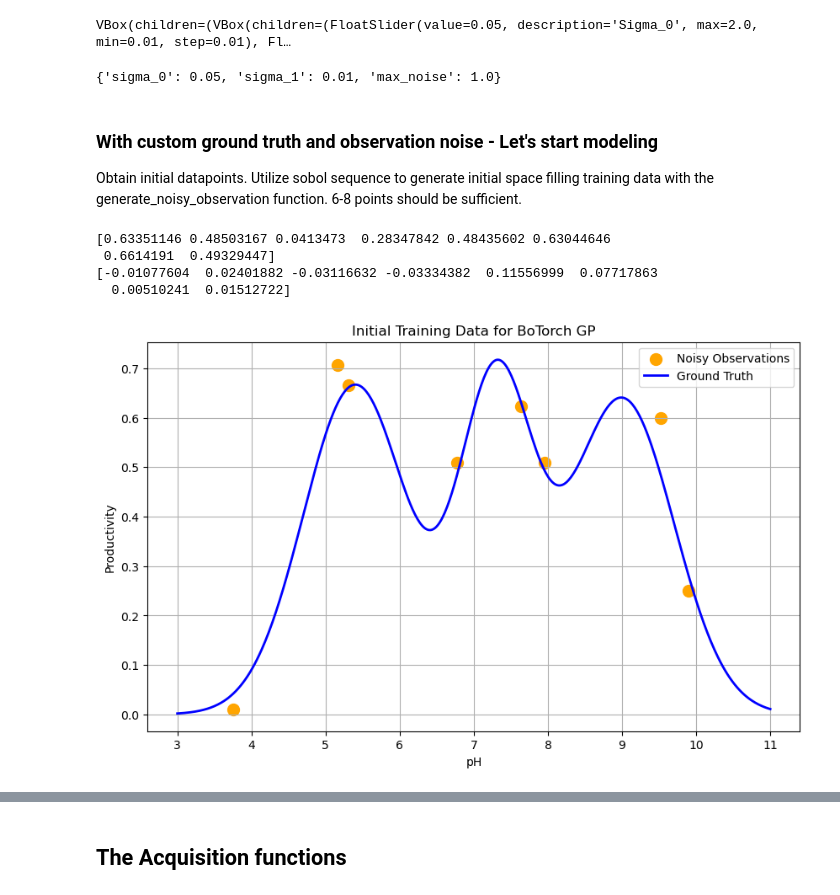
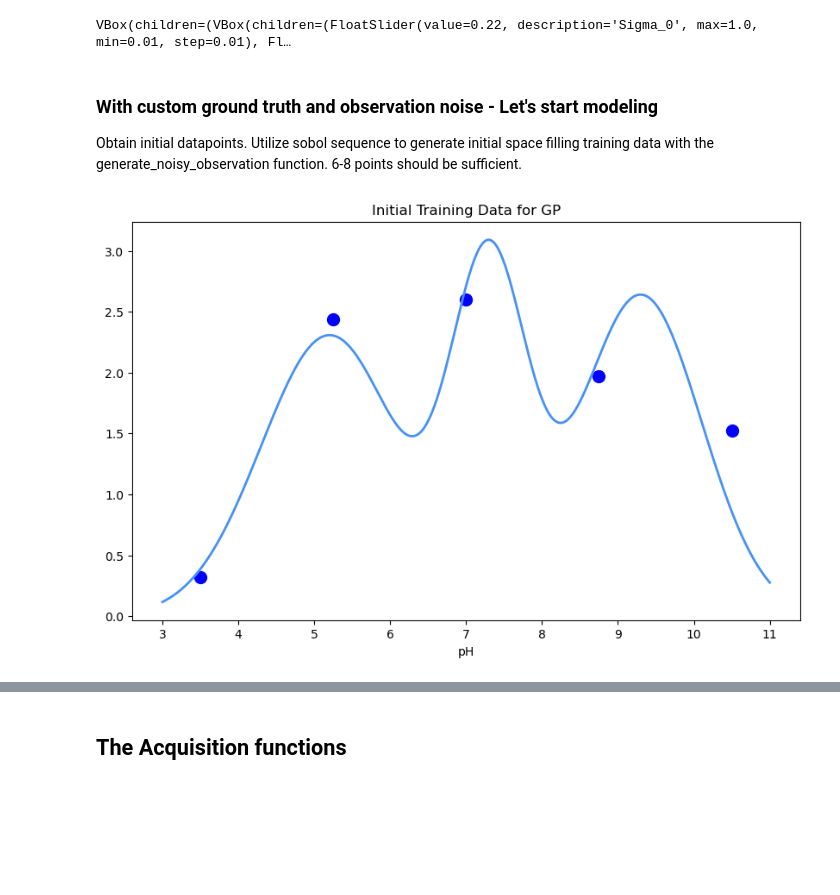
Before and after one commit to lhelleckes/BO_Empirical_Examples, a Jupyter notebook: simple_example.ipynb, the cells around one changed output, grey strips where cells are left out. Cells and saved outputs as stored; diff of their text form; code cells hidden in the pictures; blank space fills up the shorter version.

```diff
--- a/simple_example.ipynb
+++ b/simple_example.ipynb
@@ -108,36 +107,36 @@ def plot_noisy_samples(sigma_0, sigma_1, max_noise, bounds):
 
     x = np.linspace(bounds[0], bounds[1], 500)
 
-
     y_noisy = generate_noisy_observations(
         x=x,
         bounds=bounds,
         truth_fn=enzyme_truth,
         noise_fn=symmetric_noise,
-        truth_params=enzyme_params,  # Pass enzyme_params correctly
+        truth_params=enzyme_params,
         sigma_0=sigma_0,
         sigma_1=sigma_1,
         max_noise=max_noise,
         seed=SEED,
     )
 
-
     y_true, _ = enzyme_truth(x, enzyme_params)  # Unpack total rate and individual rates
 
-    # Plotting
     plt.figure(figsize=(10, 6))
-    plt.plot(x, y_true, label="Enzyme Truth", color="blue", linewidth=2)
-    plt.scatter(x, y_noisy, color="orange", alpha=0.5, label="Noisy Observations")
-    plt.xlabel("Enzyme Concentration")
-    plt.ylabel("Productivity")
+    plt.plot(x, y_true, label="ground truth", color=Colors.light_blue, linewidth=2)
+    plt.scatter(x, y_noisy, color=Colors.dark_blue, label="noisy observations")
     plt.legend()
     plt.show()
 
 
-
-sigma_0_slider = widgets.FloatSlider(value=0.05, min=0.01, max=2, step=0.01, description="Sigma_0")
-sigma_1_slider = widgets.FloatSlider(value=0.01, min=0.01, max=2, step=0.01, description="Sigma_1")
-max_noise_slider = widgets.FloatSlider(value=1, min=0.1, max=2, step=0.05, description="Max Noise")
+sigma_0_slider = widgets.FloatSlider(
+    value=0.22, min=0.01, max=1, step=0.01, description="Sigma_0"
+)
+sigma_1_slider = widgets.FloatSlider(
+    value=0.12, min=0.01, max=1, step=0.01, description="Sigma_1"
+)
+max_noise_slider = widgets.FloatSlider(
+    value=0.55, min=0.1, max=1, step=0.05, description="Max Noise"
+)
 
 
 noise_sliders = {
@@ -163,60 +162,56 @@ widget = interactive_output(
 
 display(VBox([controls, widget]))
 # %% [output]
-VBox(children=(VBox(children=(FloatSlider(value=0.05, description='Sigma_0', max=2.0, min=0.01, step=0.01), Fl…
+VBox(children=(VBox(children=(FloatSlider(value=0.22, description='Sigma_0', max=1.0, min=0.01, step=0.01), Fl…
 # %%
 # Extract current noise parameters (optional for further use)
 noise_params = get_slider_values(noise_sliders)
-print(noise_params)
-# %% [output]
-{'sigma_0': 0.05, 'sigma_1': 0.01, 'max_noise': 1.0}
 # %% [markdown]
 ### With custom ground truth and observation noise - Let's start modeling
 Obtain initial datapoints. Utilize sobol sequence to generate initial space filling training data with the generate_noisy_observation function.
 6-8 points should be sufficient.
 # %%
-num_points = 8
-x_init = generate_sobol_points(num_points, bounds=bounds_pH, seed=SEED)
-enzyme_params = list(extract_widget_values(enzyme_sliders).values())
+num_points = 5
+x_init = np.linspace(bounds_pH[0], bounds_pH[1], num_points)
 
 
 y_init = generate_noisy_observations(
     x=x_init,
+    bounds=bounds_pH,
     truth_fn=enzyme_truth,
     noise_fn=symmetric_noise,
-    truth_params=list(extract_widget_values(enzyme_sliders).values()),  # Enzyme parameters from your sliders
-    noise_params=noise_params,  # Noise parameters from your noise sliders
+    truth_params=enzyme_params,
+    noise_params=noise_params,
     seed=SEED,
 )
 
 train_x = torch.tensor(x_init, dtype=dtype).unsqueeze(-1)
 train_y = torch.tensor(y_init, dtype=dtype).unsqueeze(-1)
 
 
 plt.figure(figsize=(10, 6))
 plt.scatter(
-    train_x.numpy(), train_y.numpy(), color="orange", label="Noisy Observations", s=100
+    train_x.numpy(),
+    train_y.numpy(),
+    color=Colors.dark_blue,
+    label="Noisy Observations",
+    s=100,
 )
 pH_range = np.linspace(3, 11, 500)
 
 
-ground_truth, _ = enzyme_truth(pH_range, list(extract_widget_values(enzyme_sliders).values()))
+ground_truth, _ = enzyme_truth(
+    pH_range, list(extract_widget_values(enzyme_sliders).values())
+)
 plt.plot(
     pH_range,
     ground_truth,
-    color="blue",
+    color=Colors.light_blue,
     label="Ground Truth",
     linewidth=2,
 )
-plt.title("Initial Training Data for BoTorch GP")
+plt.title("Initial Training Data for GP")
 plt.xlabel("pH")
-plt.ylabel("Productivity")
-plt.legend()
-plt.grid()
 plt.show()
 # %% [output]
-[0.63351146 0.48503167 0.0413473  0.28347842 0.48435602 0.63044646
- 0.6614191  0.49329447]
-[-0.01077604  0.02401882 -0.03116632 -0.03334382  0.11556999  0.07717863
-  0.00510241  0.01512722]
-[figure, old version]
+[figure, new version]
```
Also changed, not shown: parts of 20 cells of this notebook, 1 other file.
